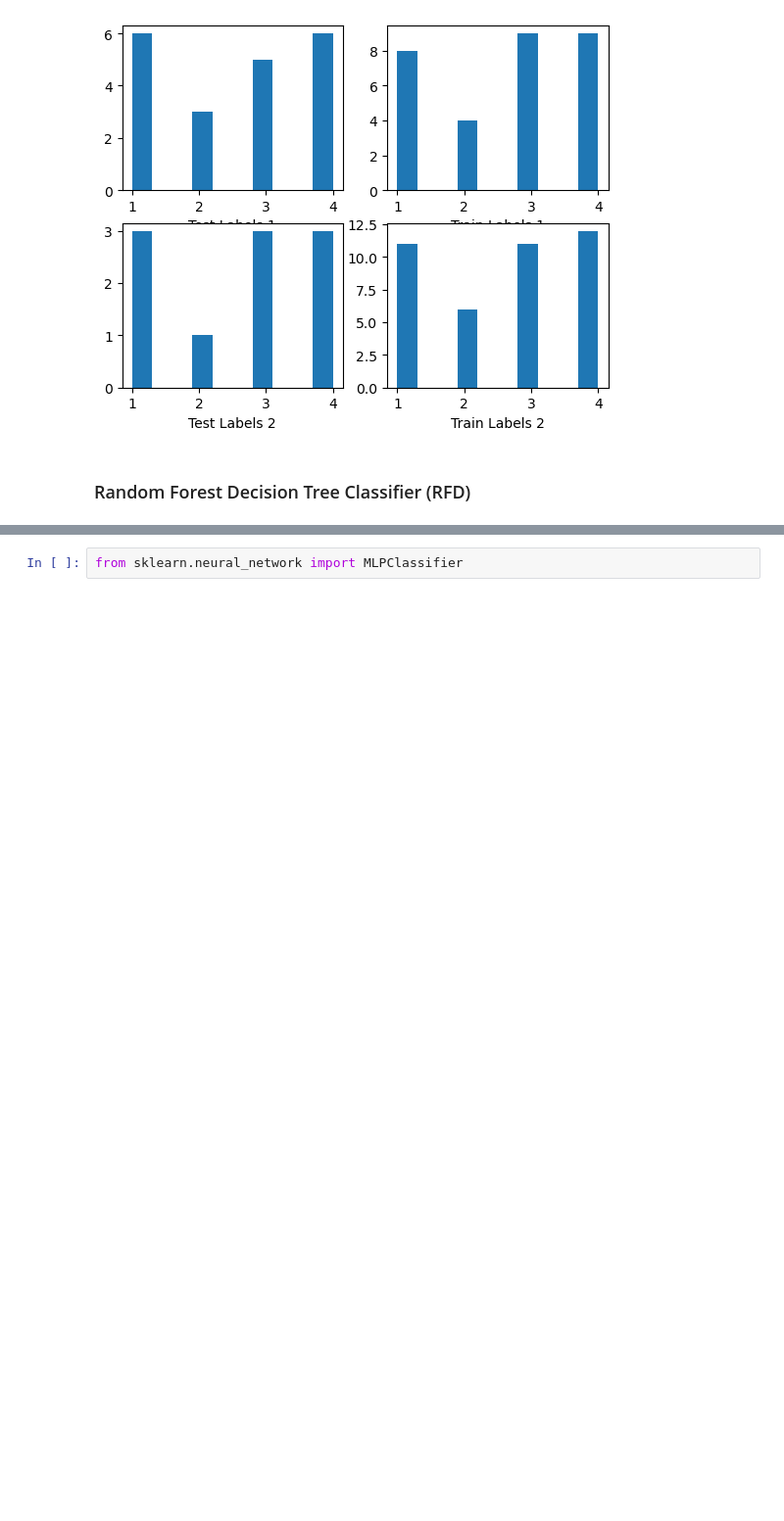
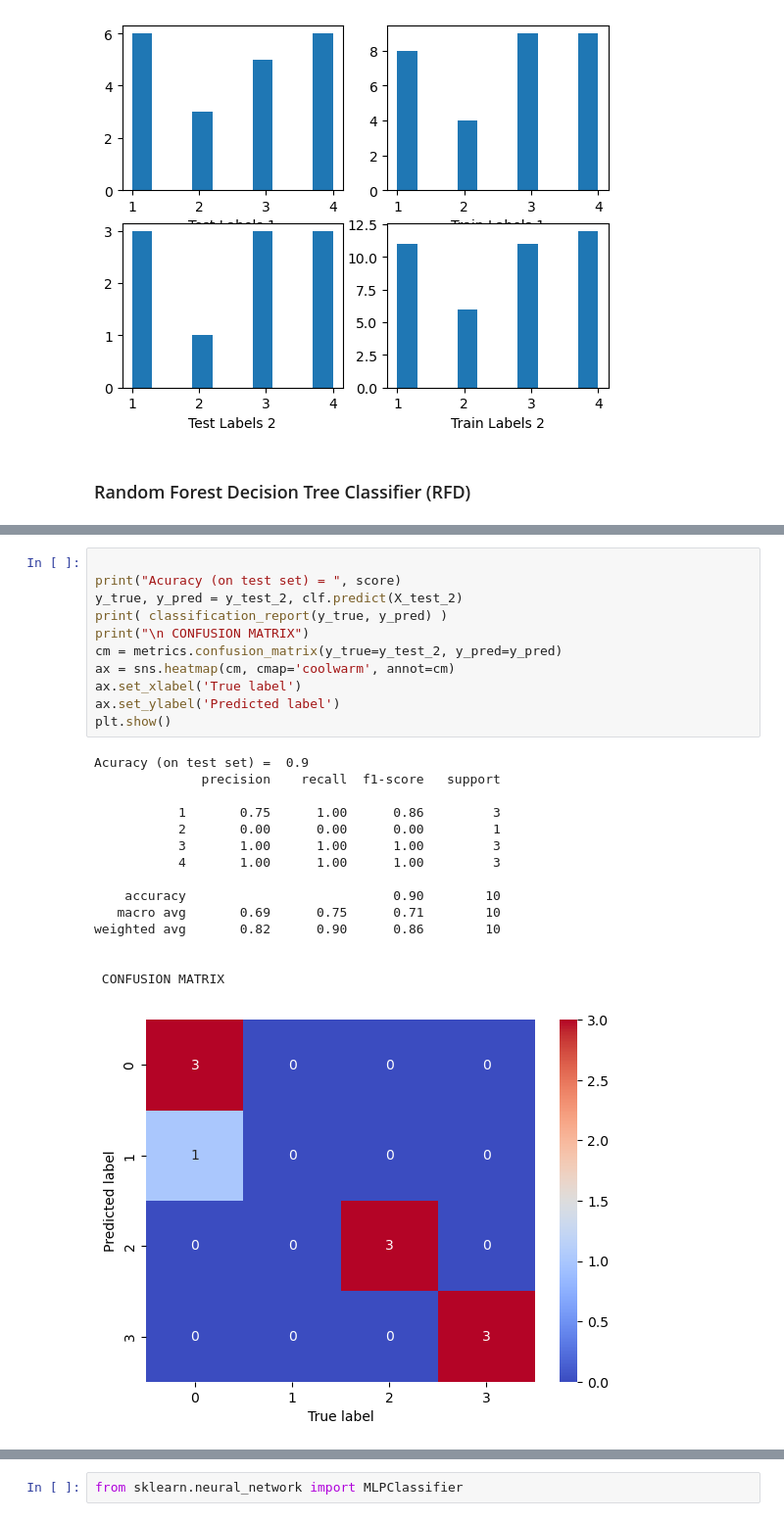
Before and after one commit to Hayvo/ap_miniproj, a Jupyter notebook: Gliome.ipynb, the cells around one changed output, grey strips where cells are left out. Shown at 98% size. Saved outputs shown, nothing was run; the diff lists cells and outputs as text; blank space fills up the shorter version.

```diff
--- a/Gliome.ipynb
+++ b/Gliome.ipynb
@@ -160,0 +142,27 @@ weighted avg       0.80      0.80      0.80        10
+# %%
+
+print("Acuracy (on test set) = ", score)
+y_true, y_pred = y_test_2, clf.predict(X_test_2)
+print( classification_report(y_true, y_pred) )
+print("\n CONFUSION MATRIX")
+cm = metrics.confusion_matrix(y_true=y_test_2, y_pred=y_pred)
+ax = sns.heatmap(cm, cmap='coolwarm', annot=cm)
+ax.set_xlabel('True label')
+ax.set_ylabel('Predicted label')
+plt.show()
+# %% [output]
+Acuracy (on test set) =  0.9
+              precision    recall  f1-score   support
+
+           1       0.75      1.00      0.86         3
+           2       0.00      0.00      0.00         1
+           3       1.00      1.00      1.00         3
+           4       1.00      1.00      1.00         3
+
+    accuracy                           0.90        10
+   macro avg       0.69      0.75      0.71        10
+weighted avg       0.82      0.90      0.86        10
+
+
+ CONFUSION MATRIX
+[figure, added]
```
Also changed, not shown: parts of 29 cells of this notebook.
